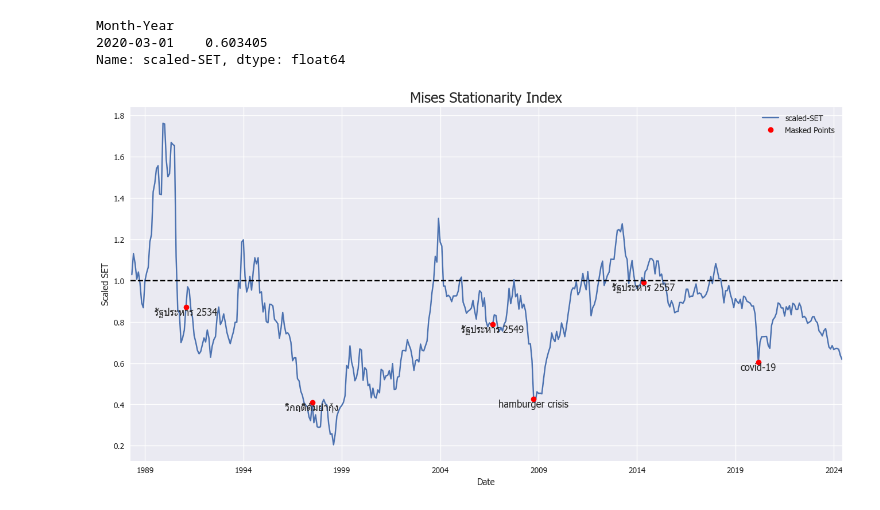
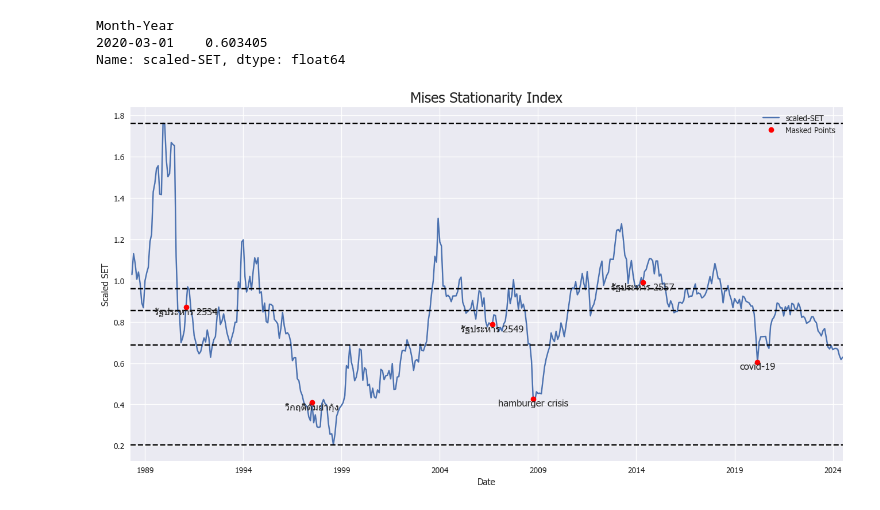
Before and after one commit to OrnlyP63/misesian-strategy, a Jupyter notebook: statistical-market.ipynb, the cells around one changed output. Saved outputs shown, nothing was run; the diff lists cells and outputs as text; code cells hidden in the pictures.

```diff
--- a/statistical-market.ipynb
+++ b/statistical-market.ipynb
@@ -112,28 +115,30 @@ Name: scaled-SET, dtype: float64
 # %%
 # Plot masked points
 plt.figure(figsize=(16, 8))
 selected_df['scaled-SET'].plot()
 selected_df[mask]['scaled-SET'].plot(style='o', c='red', label='Masked Points')
 
 # Add annotations
 for i, (m, y) in enumerate(zip(months, years)):
     index_label = f'{y}-{m}-01'  # Assuming the index is in 'YYYY-MM-DD' format
     if index_label in selected_df.index:
         plt.text(selected_df.loc[index_label].name,  # X position
                  selected_df.loc[index_label, 'scaled-SET'],  # Y position
                  annotations[i],
                  fontsize=12,
                  ha='center',
                  va='top')
 
 # Add labels, title, and legend
 plt.xlabel('Date')
 plt.ylabel('Scaled SET')
 plt.title('Mises Stationarity Index', fontsize=18)
 plt.legend()
-plt.axhline(y = 1, color = 'k', linestyle = '--')
+# plt.axhline(y = 1, color = 'k', linestyle = '--')
+for b in bins:
+    plt.axhline(y = b, color = 'k', linestyle = '--')
 # Show the plot
 plt.savefig('crisis-analyze-set.png')
 plt.show()
 # %% [output]
-[figure, old version]
+[figure, new version]
```
Also changed, not shown: parts of 1 cell of this notebook, 26 other files.
